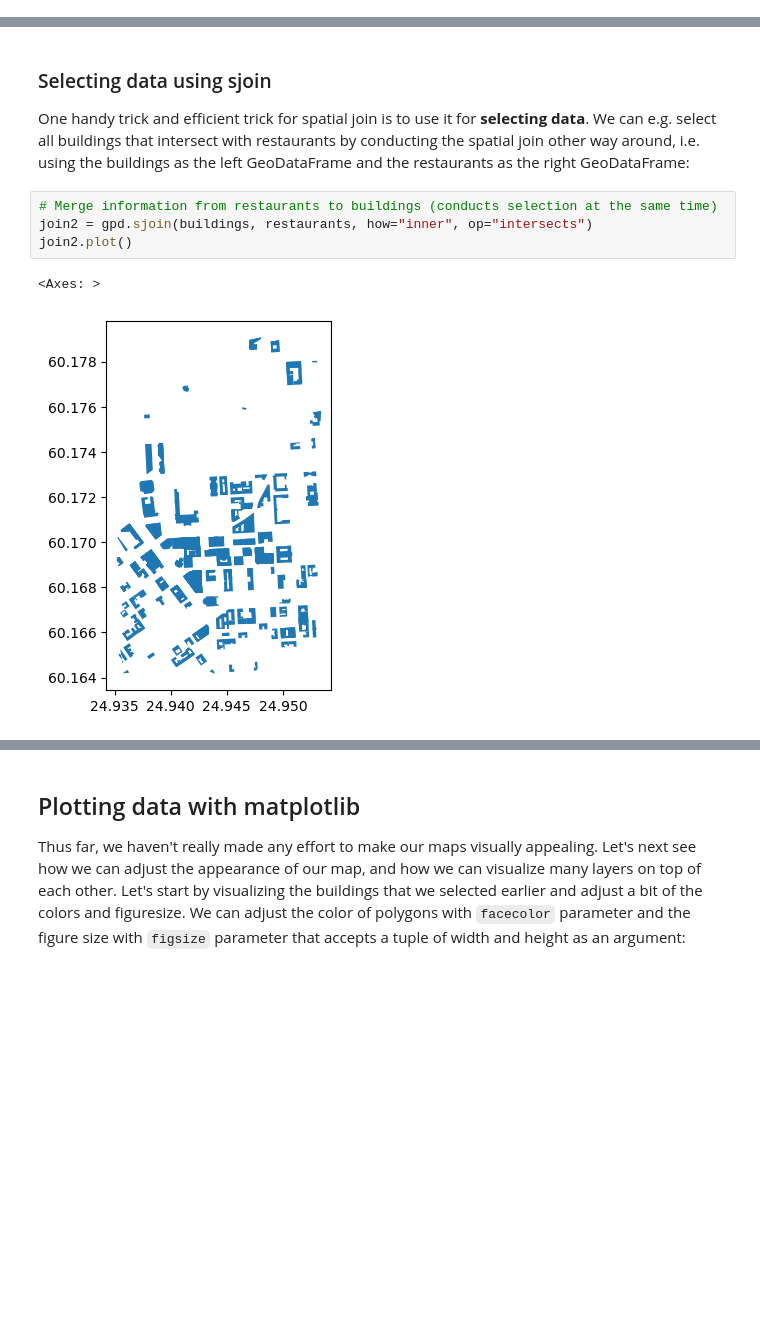
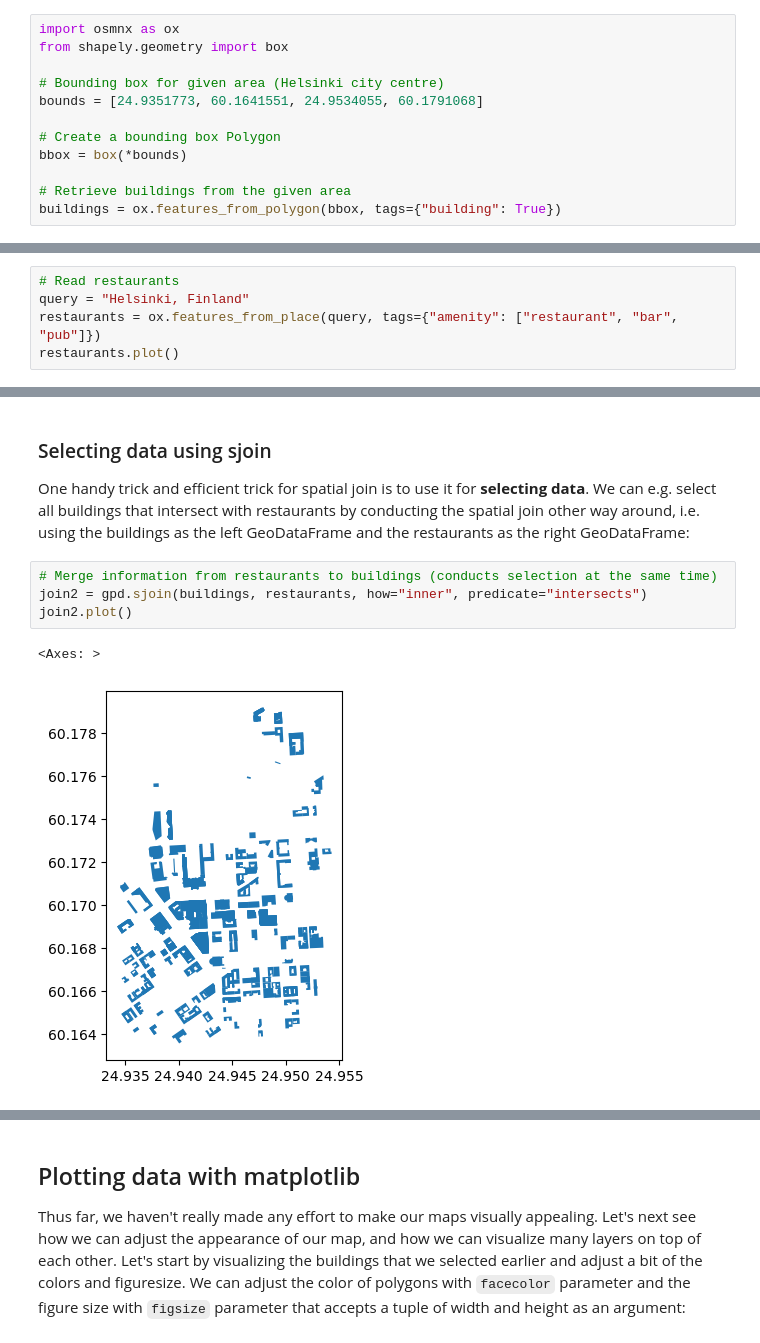
Before and after one commit to AaltoGIS/IntroSDA, a Jupyter notebook: source/tutorials/intro-to-python-geostack.ipynb, the cells around one changed output, grey strips where cells are left out. Cells and saved outputs as stored; diff of their text form; blank space fills up the shorter version.

```diff
--- a/source/tutorials/intro-to-python-geostack.ipynb
+++ b/source/tutorials/intro-to-python-geostack.ipynb
@@ -145,3 +140,15 @@ buildings = osm.get_buildings()
+# %%
+import osmnx as ox
+from shapely.geometry import box
+
+# Bounding box for given area (Helsinki city centre)
+bounds = [24.9351773, 60.1641551, 24.9534055, 60.1791068]
+
+# Create a bounding box Polygon
+bbox = box(*bounds)
+
+# Retrieve buildings from the given area
+buildings = ox.features_from_polygon(bbox, tags={"building": True})
 # %%
 buildings.head()
 # %% [output]
@@ -272,0 +274,5 @@ restaurants.plot()
+# %%
+# Read restaurants
+query = "Helsinki, Finland"
+restaurants = ox.features_from_place(query, tags={"amenity": ["restaurant", "bar", "pub"]})
+restaurants.plot()
@@ -347,9 +354,9 @@ As we can see from the above, now we have merged information from the buildings
 One handy trick and efficient trick for spatial join is to use it for **selecting data**. We can e.g. select all buildings that intersect with restaurants by conducting the spatial join other way around, i.e. using the buildings as the left GeoDataFrame and the restaurants as the right GeoDataFrame:
 # %%
 # Merge information from restaurants to buildings (conducts selection at the same time)
-join2 = gpd.sjoin(buildings, restaurants, how="inner", op="intersects")
+join2 = gpd.sjoin(buildings, restaurants, how="inner", predicate="intersects")
 join2.plot()
 # %% [output]
 <Axes: >
-[figure, old version]
+[figure, new version]
 # %% [markdown]
```
Also changed, not shown: parts of 40 cells of this notebook.
